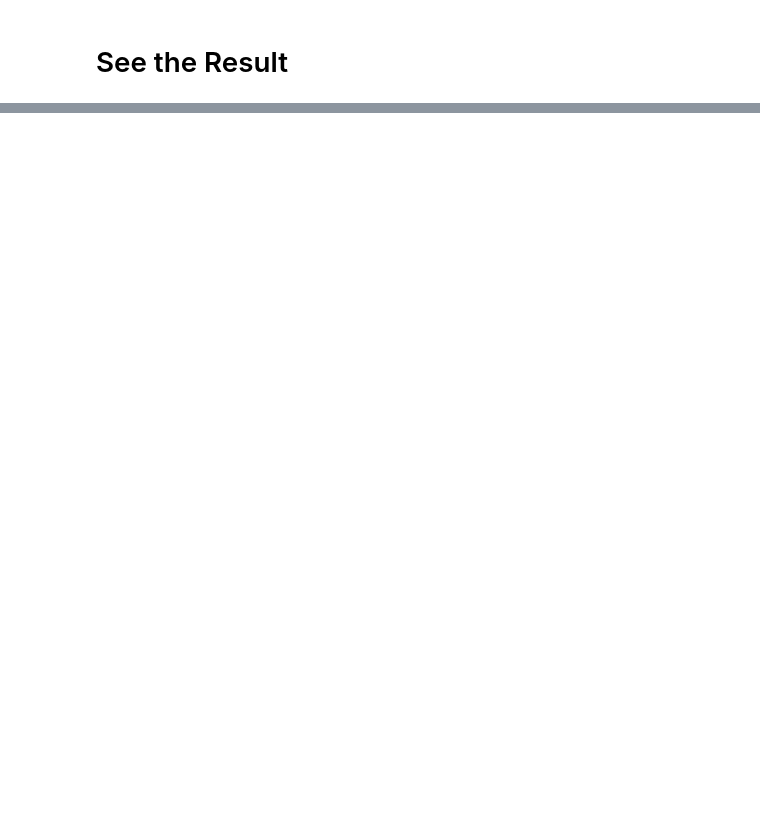
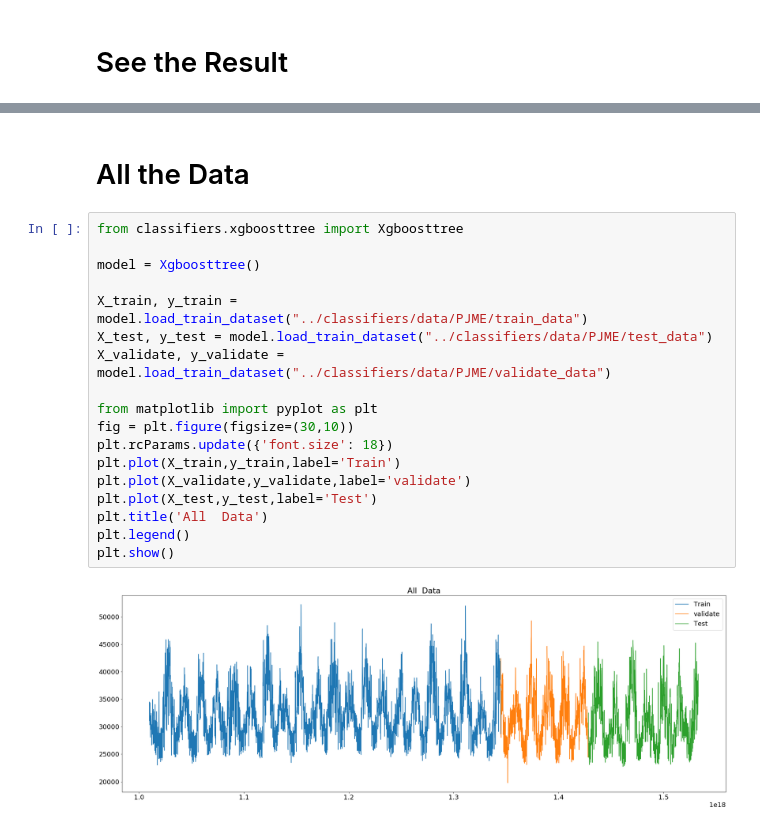
Before and after one commit to ARM-software/mango, a Jupyter notebook: examples/19_Prophet_Objective_Celery.ipynb, the cells around one changed output, grey strips where cells are left out. Saved outputs shown, nothing was run; the diff lists cells and outputs as text; blank space fills up the shorter version.

```diff
--- a/examples/19_Prophet_Objective_Celery.ipynb
+++ b/examples/19_Prophet_Objective_Celery.ipynb
@@ -155,0 +187,22 @@ pp.pprint(results)
+# %% [markdown]
+# All the Data
+# %%
+from classifiers.xgboosttree import Xgboosttree
+
+model = Xgboosttree()
+
+X_train, y_train = model.load_train_dataset("../classifiers/data/PJME/train_data")
+X_test, y_test = model.load_train_dataset("../classifiers/data/PJME/test_data")
+X_validate, y_validate = model.load_train_dataset("../classifiers/data/PJME/validate_data")
+
+from matplotlib import pyplot as plt
+fig = plt.figure(figsize=(30,10))
+plt.rcParams.update({'font.size': 18})
+plt.plot(X_train,y_train,label='Train')
+plt.plot(X_validate,y_validate,label='validate')
+plt.plot(X_test,y_test,label='Test')
+plt.title('All  Data')
+plt.legend()
+plt.show()
+# %% [output]
+[figure, added]
```
Also changed, not shown: parts of 15 cells of this notebook, 6 other files.
